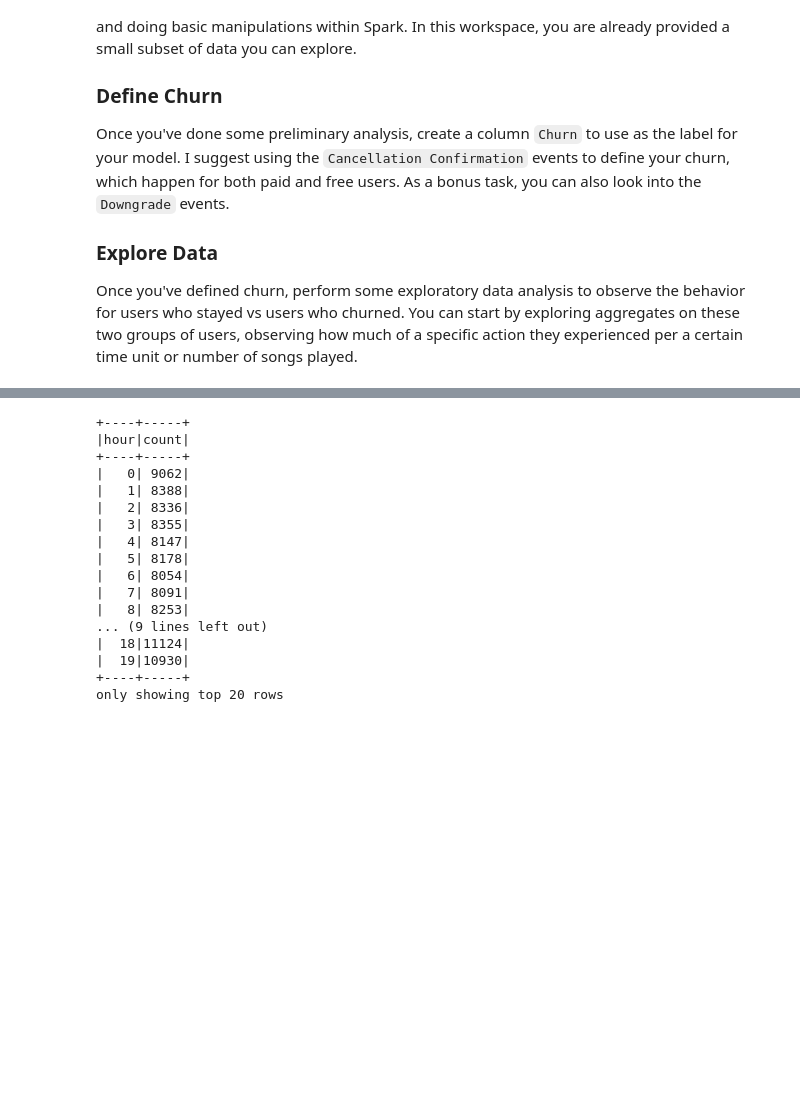
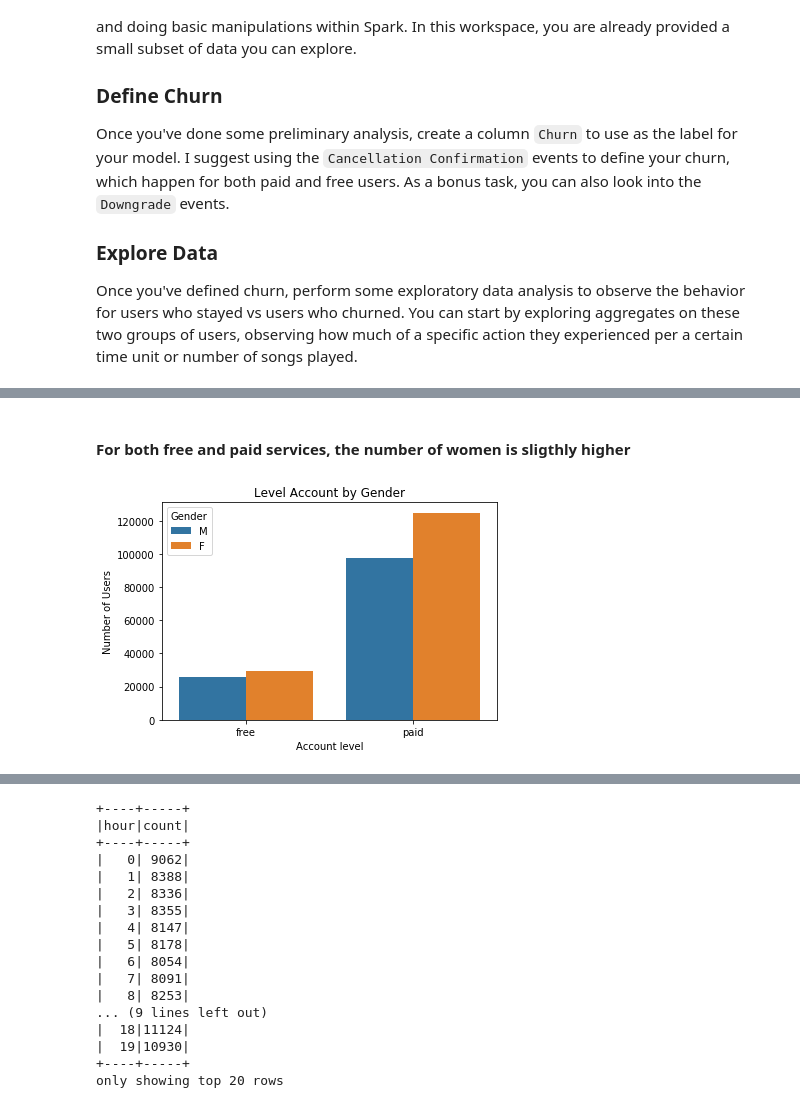
Before and after one commit to inmaugarc/DataScienceCapstone, a Jupyter notebook: Sparkify.ipynb, the cells around one changed output, grey strips where cells are left out. Saved outputs shown, nothing was run; the diff lists cells and outputs as text; code cells hidden in the pictures; blank space fills up the shorter version.

```diff
--- a/Sparkify.ipynb
+++ b/Sparkify.ipynb
@@ -496,0 +496,6 @@ songs_in_hour = df.filter(df.page == "NextSong").groupby(df.hour).count().orderB
+# %%
+# Prepare the data for a better visualization of the location column
+# The location column has the form: Name,Short_Name, eg: 'Lexington-Fayette, KY'
+# so we'll get the column location and split it by comma and then get the second part
+df_valid = df_valid.withColumn("short_location", split(col("location"),',').getItem(1))
+df_valid.select("short_location").collect()
@@ -496,0 +709,16 @@ songs_in_hour = df.filter(df.page == "NextSong").groupby(df.hour).count().orderB
+# %%
+# Now we are going to add two new columns derived from ts field:
+# We would like to know the hour and datetime in UTF timestamp
+# for that we prepare a lambda function
+get_date       = udf(lambda x: datetime.datetime.fromtimestamp(x / 1000.0).strftime("%Y-%m-%d %H:%M:%S"))
+get_month      = udf(lambda x: datetime.datetime.fromtimestamp(x / 1000.0). month)
+get_day        = udf(lambda x: datetime.datetime.fromtimestamp(x / 1000.0). day)
+get_hour       = udf(lambda x: datetime.datetime.fromtimestamp(x / 1000.0). hour)
+# %%
+# we apply the lambda function to convert the ts into hour and data
+# we apply also the lambda function to convert the registration field into a new field "registration_time" with the timestamp
+df_valid = df_valid.withColumn("registration_time", get_date(df_valid.registration))
+df_valid = df_valid.withColumn("date", get_date(df_valid.ts))
+df_valid = df_valid.withColumn("month", get_month(df_valid.ts))
+df_valid = df_valid.withColumn("day_of_month", get_day(df_valid.ts))
+df_valid = df_valid.withColumn("hour", get_hour(df_valid.ts))
@@ -496,0 +835,4 @@ songs_in_hour = df.filter(df.page == "NextSong").groupby(df.hour).count().orderB
+# %%
+# Now let's check the users by leven of account and gender
+df_gender_level = df_valid.select('userId','gender','level').groupby('gender','level').count().toPandas().sort_values(by='count')
+df_gender_level.head()
@@ -496,0 +845,11 @@ songs_in_hour = df.filter(df.page == "NextSong").groupby(df.hour).count().orderB
+# %% [markdown]
+#### For both free and paid services, the number of women is sligthly higher
+# %%
+sns.barplot(x='level', y='count',hue='gender', data=df_gender_level);
+plt.xlabel('Account level')
+plt.ylabel('Number of Users')
+plt.title('Level Account by Gender')
+plt.legend(title='Gender', loc='best');
+plt.savefig('Level_Account_by_Gender.png')
+# %% [output]
+[figure, added]
```
Also changed, not shown: parts of 153 cells of this notebook.
